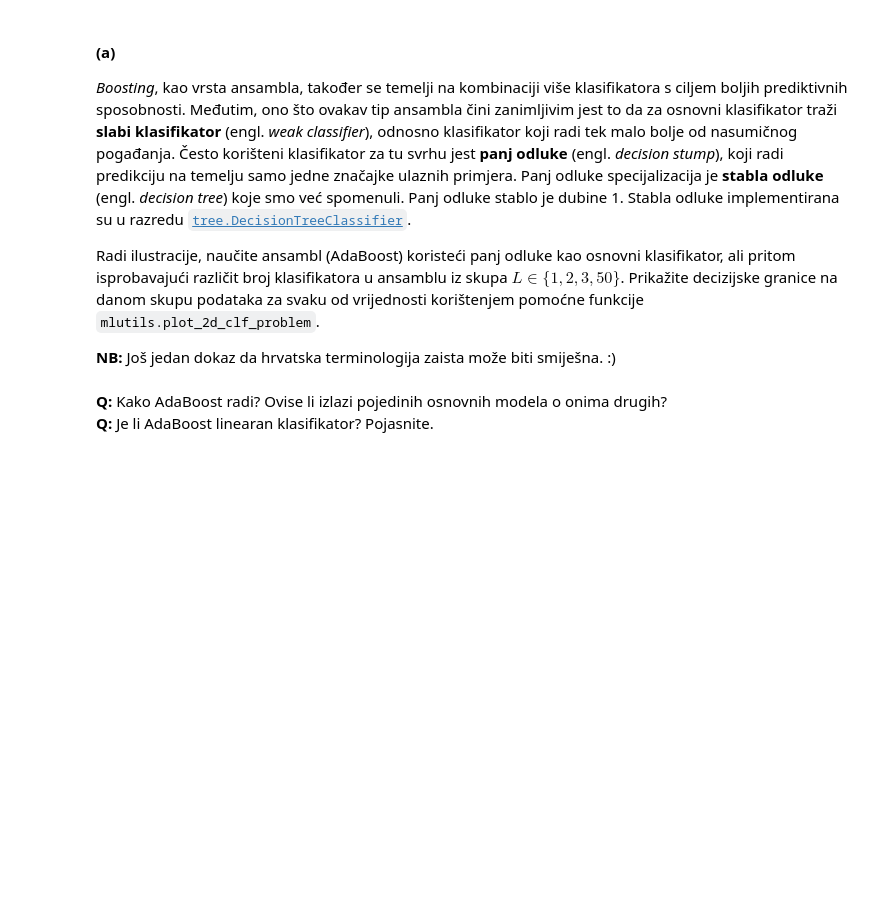
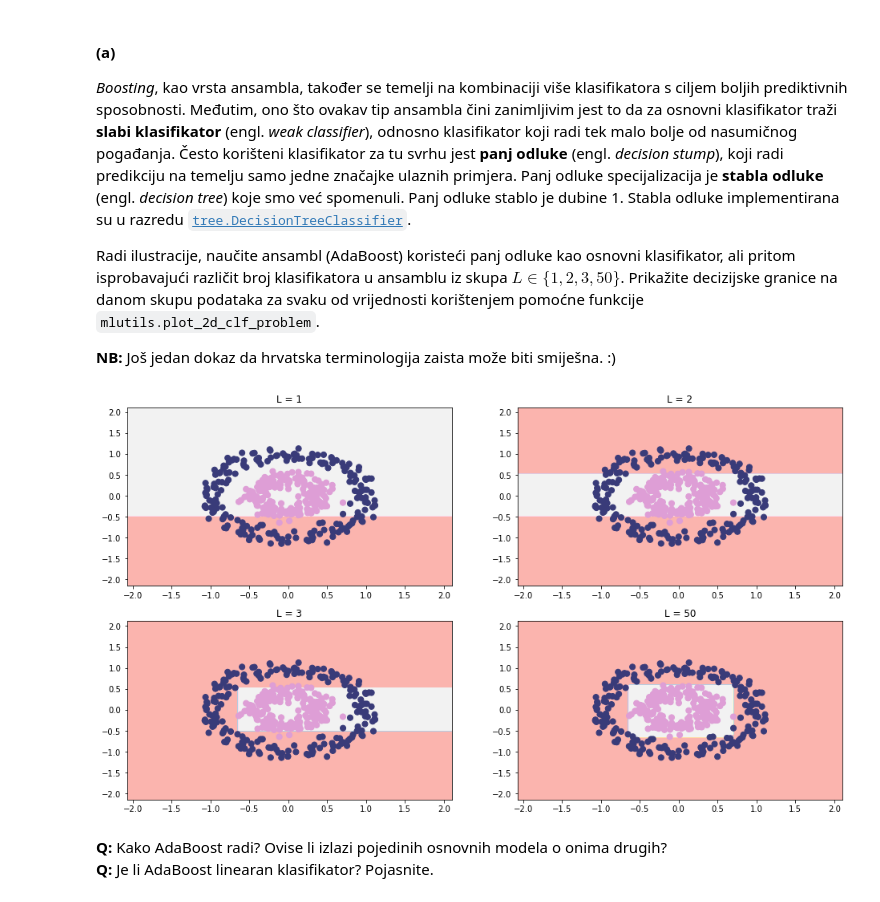
Before and after one commit to aj50009/su, a Jupyter notebook: SU-2019-LAB04-0036500097.ipynb, the cells around one changed output. Cells and saved outputs as stored; diff of their text form; code cells hidden in the pictures; blank space fills up the shorter version.

```diff
--- a/SU-2019-LAB04-0036500097.ipynb
+++ b/SU-2019-LAB04-0036500097.ipynb
@@ -171,3 +186,13 @@ from sklearn.tree import DecisionTreeClassifier
+# %%
+# Vaš kôd ovdje
+_, axes = plt.subplots(2, 2, figsize = (16, 9))
+for (i, L) in enumerate([1, 2, 3, 50]):
+    plt.axes(axes[int(i / 2)][i % 2])
+    plt.title('L = ' + str(L))
+    abc = AdaBoostClassifier(n_estimators = L).fit(circ_X, circ_y)
+    mlutils.plot_2d_clf_problem(circ_X, circ_y, abc.predict)
+# %% [output]
+[figure, added]
 # %% [markdown]
 **Q:** Kako AdaBoost radi? Ovise li izlazi pojedinih osnovnih modela o onima drugih?
 **Q:** Je li AdaBoost linearan klasifikator? Pojasnite.
```
Also changed, not shown: parts of 32 cells of this notebook.
